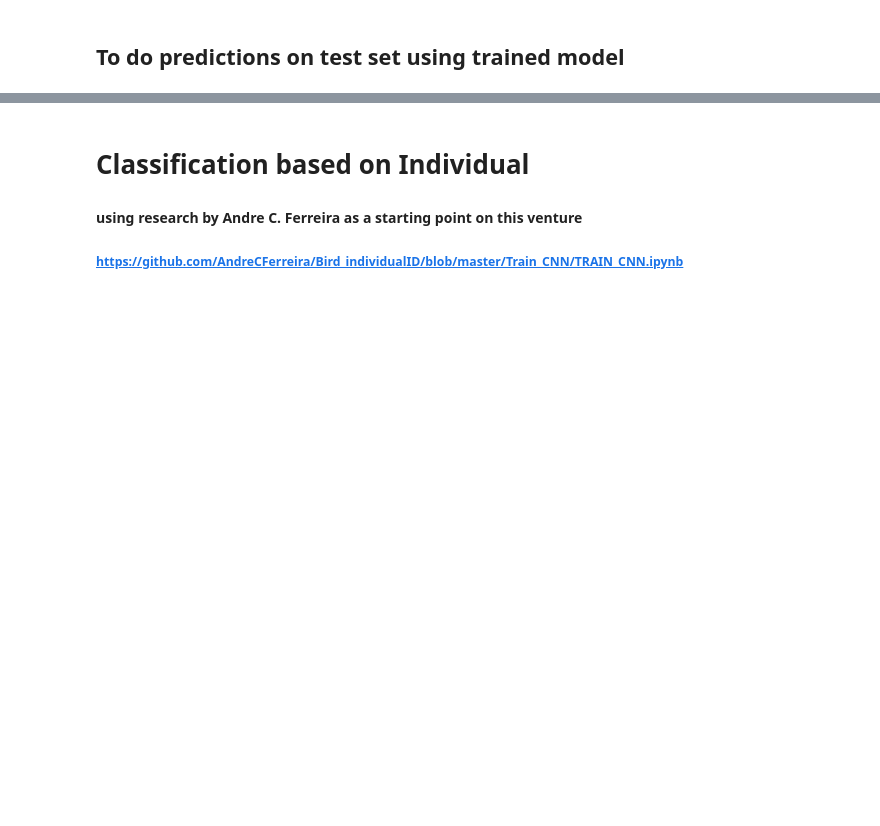
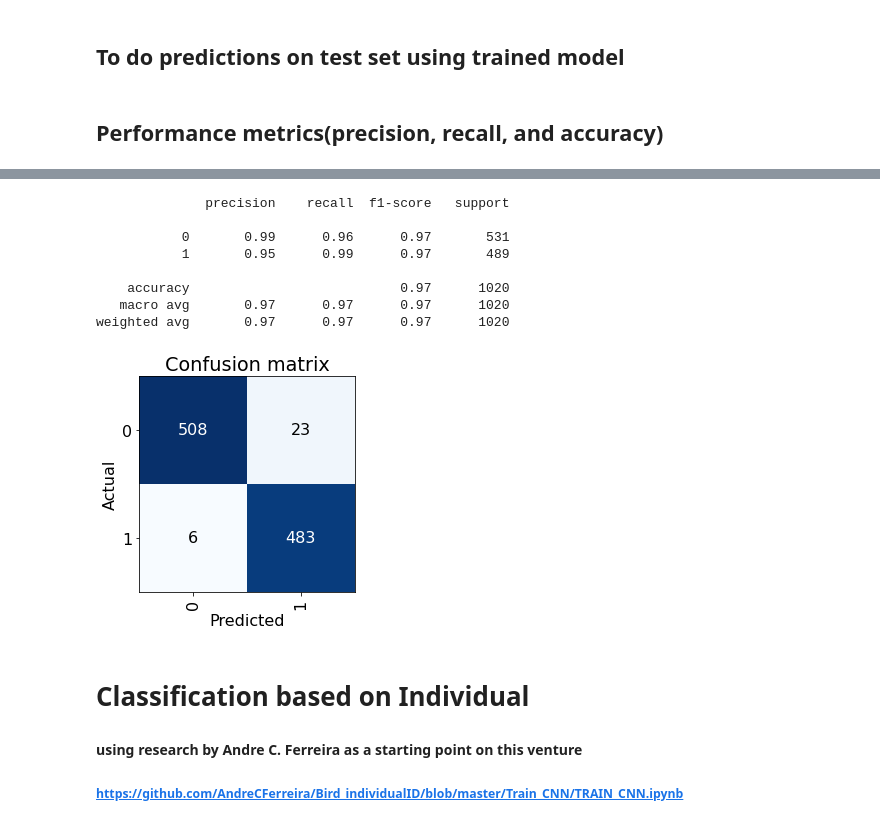
Before and after one commit to R-Sandor/happywhale, a Jupyter notebook: Happywhale.ipynb, the cells around one changed output, grey strips where cells are left out. Cells and saved outputs as stored; diff of their text form; code cells hidden in the pictures; blank space fills up the shorter version.

Commit message:
performance metric

```diff
--- a/Happywhale.ipynb
+++ b/Happywhale.ipynb
@@ -417,3 +417,14 @@ result = []
 for img in test_images:
     img_test = PILImage.create(img)
     print("image No. ",img, " prediction result label(isWhale): ", learn.predict(img_test)[0])
+# %% [markdown]
+
+## Performance metrics(precision, recall, and accuracy)
+# %%
+
+learn = cnn_learner(dls, resnet34, metrics=[accuracy, error_rate])
+learn.load('./models')
+interp = ClassificationInterpretation.from_learner(learn)
+interp.plot_confusion_matrix()
+interp.print_classification_report()
+# %% [output]
@@ -420,3 +432,12 @@ for img in test_images:
+              precision    recall  f1-score   support
+
+           0       0.99      0.96      0.97       531
+           1       0.95      0.99      0.97       489
+
+    accuracy                           0.97      1020
+   macro avg       0.97      0.97      0.97      1020
+weighted avg       0.97      0.97      0.97      1020
+[figure, added]
 # %% [markdown]
 # Classification based on Individual
 #### using research by Andre C. Ferreira as a starting point on this venture
```
Also changed, not shown: parts of 1 cell of this notebook.
